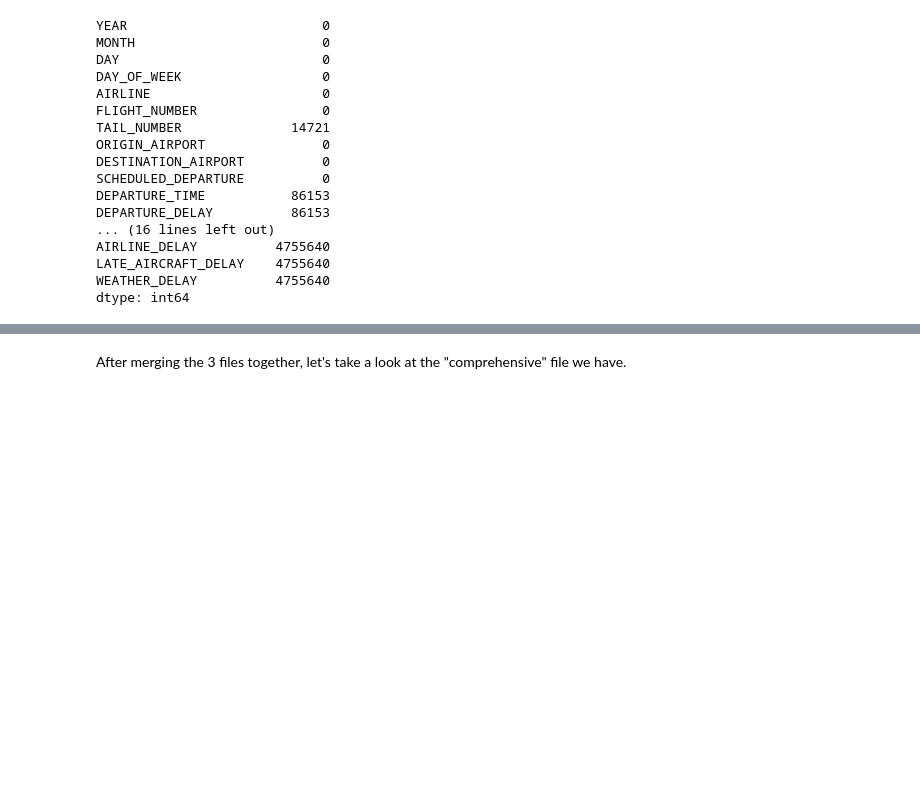
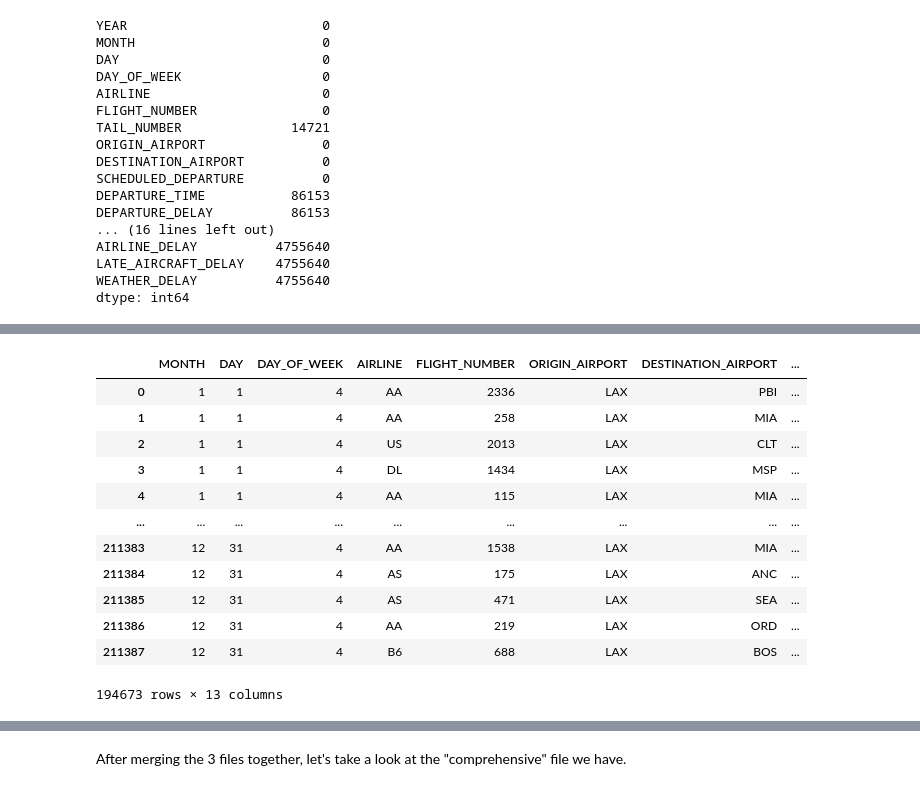
Before and after one commit to Code-charm/DataScienceCapstone1, a Jupyter notebook: Capstone2_DataWrangling.ipynb, the cells around one changed output, grey strips where cells are left out. Saved outputs shown, nothing was run; the diff lists cells and outputs as text; code cells hidden in the pictures; blank space fills up the shorter version.

```diff
--- a/Capstone2_DataWrangling.ipynb
+++ b/Capstone2_DataWrangling.ipynb
@@ -284,0 +401,16 @@ df = df.fillna('Unknown')
+# %%
+df_LAX1
+# %% [output]
+|  | MONTH | DAY | DAY_OF_WEEK | AIRLINE | FLIGHT_NUMBER | ORIGIN_AIRPORT | DESTINATION_AIRPORT | ... |
+| 0 | 1 | 1 | 4 | AA | 2336 | LAX | PBI | ... |
+| 1 | 1 | 1 | 4 | AA | 258 | LAX | MIA | ... |
+| 2 | 1 | 1 | 4 | US | 2013 | LAX | CLT | ... |
+| 3 | 1 | 1 | 4 | DL | 1434 | LAX | MSP | ... |
+| 4 | 1 | 1 | 4 | AA | 115 | LAX | MIA | ... |
+| ... | ... | ... | ... | ... | ... | ... | ... | ... |
+| 211383 | 12 | 31 | 4 | AA | 1538 | LAX | MIA | ... |
+| 211384 | 12 | 31 | 4 | AS | 175 | LAX | ANC | ... |
+| 211385 | 12 | 31 | 4 | AS | 471 | LAX | SEA | ... |
+| 211386 | 12 | 31 | 4 | AA | 219 | LAX | ORD | ... |
+| 211387 | 12 | 31 | 4 | B6 | 688 | LAX | BOS | ... |
+194673 rows × 13 columns
```
Also changed, not shown: parts of 79 cells of this notebook.
